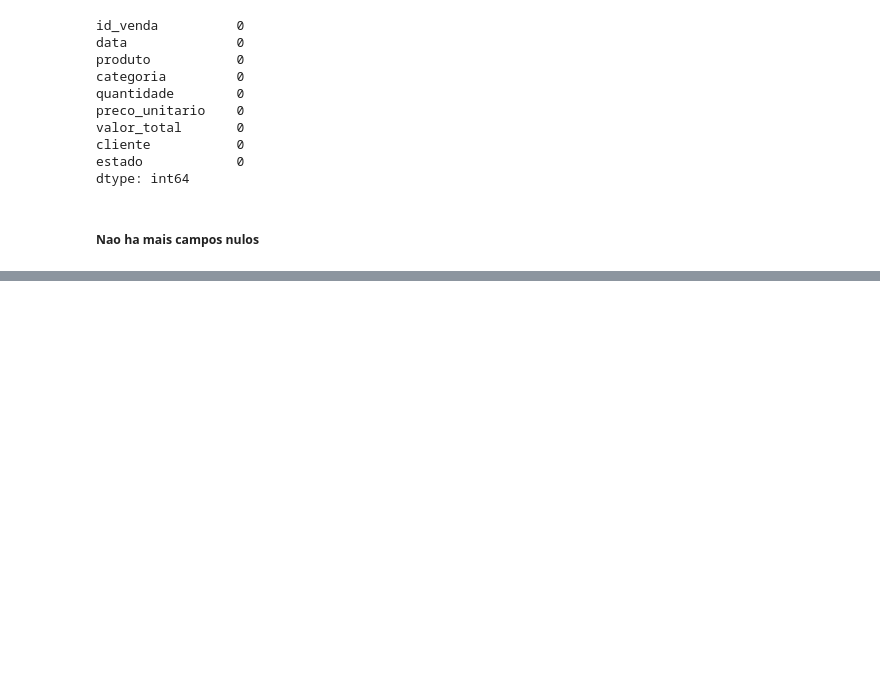
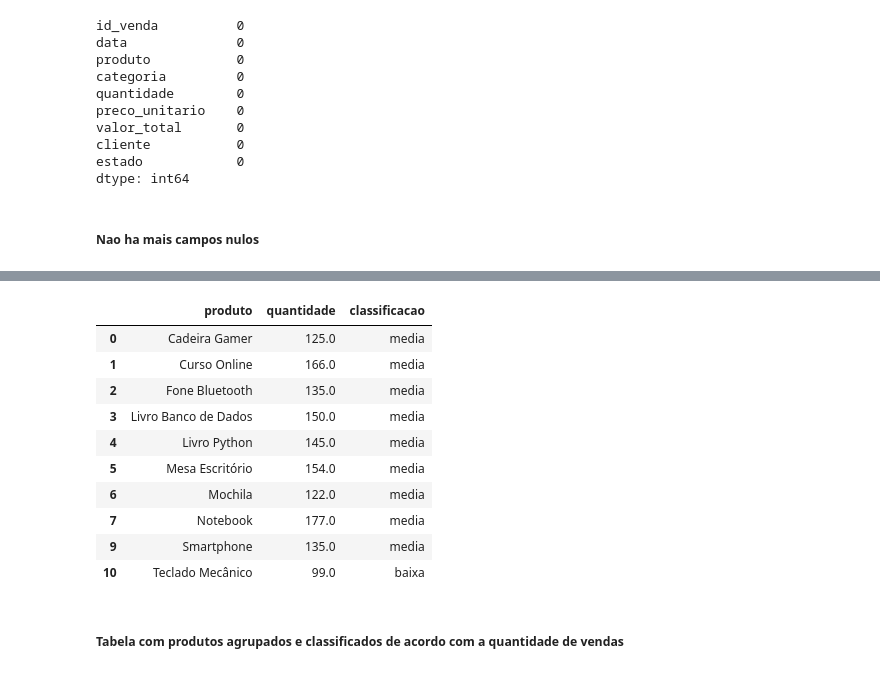
Before and after one commit to Pedro-Antonio-Dev/analise-vendas-python, a Jupyter notebook: notebooks/analise_vendas.ipynb, the cells around one changed output, grey strips where cells are left out. Saved outputs shown, nothing was run; the diff lists cells and outputs as text; code cells hidden in the pictures; blank space fills up the shorter version.

```diff
--- a/notebooks/analise_vendas.ipynb
+++ b/notebooks/analise_vendas.ipynb
@@ -581,0 +633,3 @@ dtype: int64
+# %%
+total_produtos = df.groupby("produto")["quantidade"].sum().reset_index()
+total_produtos
@@ -581,0 +649,3 @@ dtype: int64
+# %%
+total_produtos.drop(8, inplace=True)
+total_produtos
@@ -581,0 +664,25 @@ dtype: int64
+# %%
+def classificar_venda(valor):
+    if valor < 100:
+        return "baixa"
+    elif valor < 200:
+        return "media"
+    else:
+        return "alta"
+# %%
+total_produtos["classificacao"] = total_produtos["quantidade"].apply(classificar_venda)
+total_produtos
+# %% [output]
+|  | produto | quantidade | classificacao |
+| 0 | Cadeira Gamer | 125.0 | media |
+| 1 | Curso Online | 166.0 | media |
+| 2 | Fone Bluetooth | 135.0 | media |
+| 3 | Livro Banco de Dados | 150.0 | media |
+| 4 | Livro Python | 145.0 | media |
+| 5 | Mesa Escritório | 154.0 | media |
+| 6 | Mochila | 122.0 | media |
+| 7 | Notebook | 177.0 | media |
+| 9 | Smartphone | 135.0 | media |
+| 10 | Teclado Mecânico | 99.0 | baixa |
+# %% [markdown]
+##### Tabela com produtos agrupados e classificados de acordo com a quantidade de vendas
```
Also changed, not shown: parts of 8 cells of this notebook.
